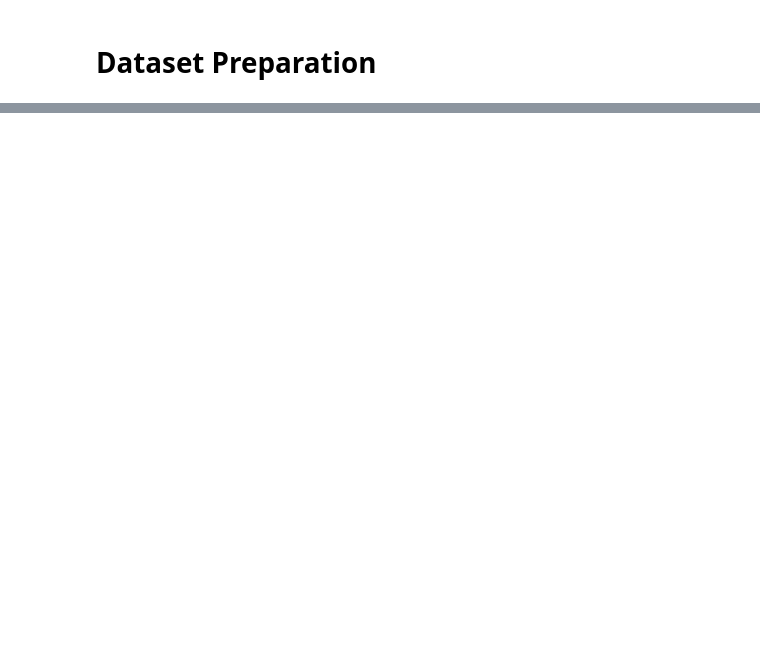
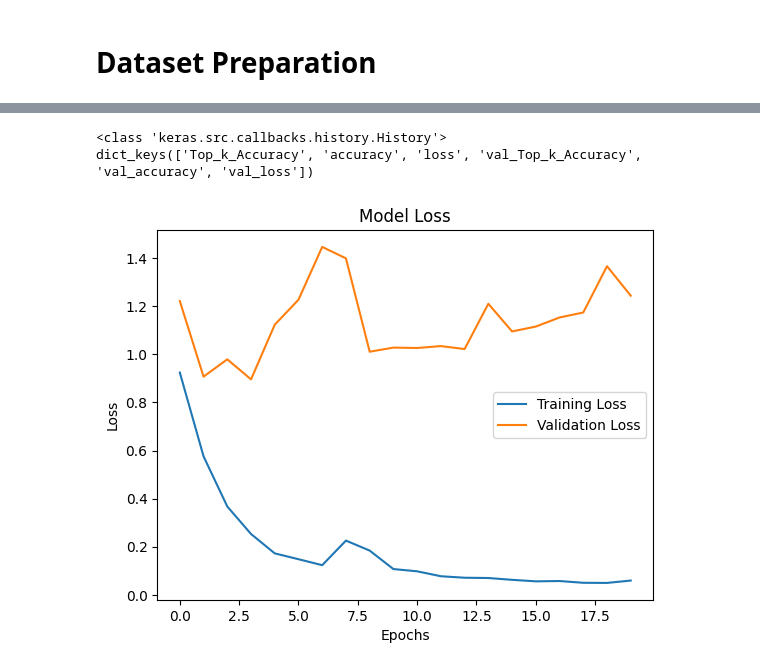
Before and after one commit to sleepsonrockss/Deep-Learning, a Jupyter notebook: HumanEmotions/HE.ipynb, the cells around one changed output, grey strips where cells are left out. Cells and saved outputs as stored; diff of their text form; code cells hidden in the pictures; blank space fills up the shorter version.

Commit message:
Training + Diagnostics: 19:11:32

```diff
--- a/HumanEmotions/HE.ipynb
+++ b/HumanEmotions/HE.ipynb
@@ -179,0 +258,15 @@ training_datset = train_dataset.prefetch(tf.data.AUTOTUNE)
+# %%
+loss_function = tf.keras.losses.CategoricalCrossentropy()
+# loss_function = tf.keras.losses.SparseCategoricalCrossentropy() to use when label_mode='int'
+# from_logits = True if the last layer didn't have a 'softmax' activation function
+# %%
+metrics = [CategoricalAccuracy(name = 'accuracy'), TopKCategoricalAccuracy(k=2, name='Top_k_Accuracy') ]
+# %%
+lenet_model.compile(optimizer= Adam(learning_rate = CONFIGURATION['LEARNING_RATE']),
+                    loss = loss_function,
+                    metrics = metrics)
+# %%
+History = lenet_model.fit(train_dataset,
+                        validation_data=validation_dataset,
+                        epochs=CONFIGURATION['N_EPOCHS'],
+                        verbose=1)
@@ -179,0 +291,14 @@ training_datset = train_dataset.prefetch(tf.data.AUTOTUNE)
+# %%
+print(type(History))
+print(History.history.keys())
+plt.plot(History.history['loss'], label='Training Loss')
+plt.plot(History.history['val_loss'], label='Validation Loss')
+plt.title('Model Loss')
+plt.ylabel('Loss')
+plt.xlabel('Epochs')
+plt.legend() # Needs to be in a list
+plt.show()
+# %% [output]
+<class 'keras.src.callbacks.history.History'>
+dict_keys(['Top_k_Accuracy', 'accuracy', 'loss', 'val_Top_k_Accuracy', 'val_accuracy', 'val_loss'])
+[figure, added]
```
Also changed, not shown: parts of 12 cells of this notebook.
